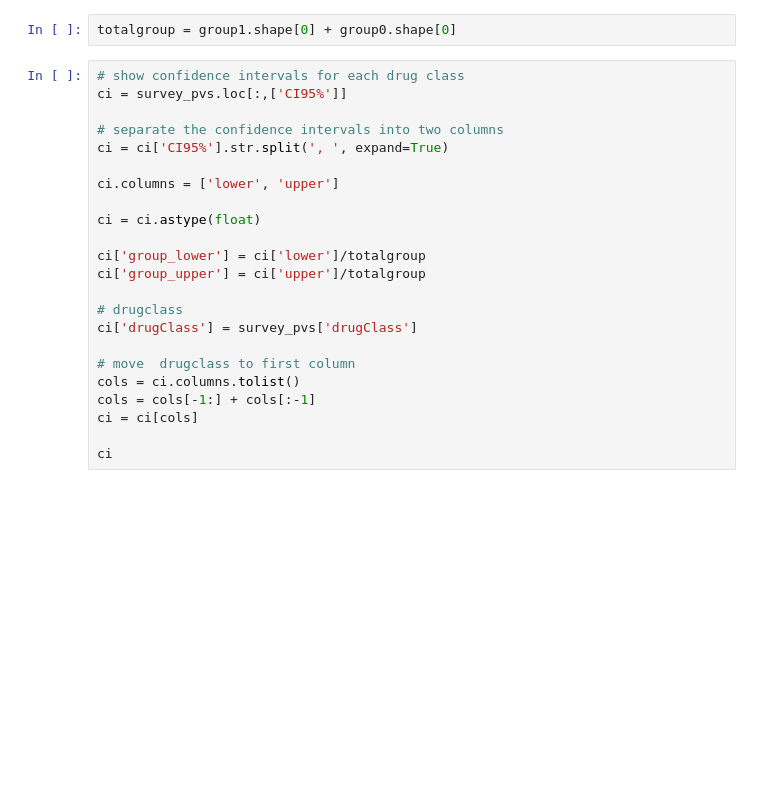
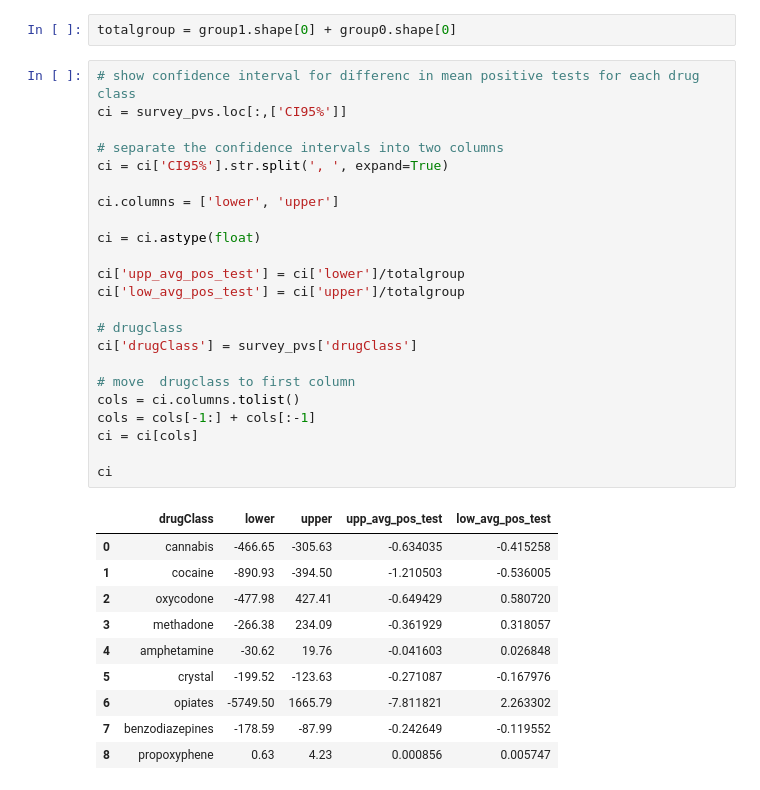
Before and after one commit to DanHerman212/oud_treatment_outcome, a Jupyter notebook: notebooks/2_exploratory_analysis.ipynb, the cells around one changed output. Cells and saved outputs as stored; diff of their text form; blank space fills up the shorter version.

```diff
--- a/notebooks/2_exploratory_analysis.ipynb
+++ b/notebooks/2_exploratory_analysis.ipynb
@@ -285,25 +375,36 @@ survey_pvs
 # %%
 totalgroup = group1.shape[0] + group0.shape[0]
 # %%
-# show confidence intervals for each drug class
+# show confidence interval for differenc in mean positive tests for each drug class
 ci = survey_pvs.loc[:,['CI95%']]
 
 # separate the confidence intervals into two columns
 ci = ci['CI95%'].str.split(', ', expand=True)
 
 ci.columns = ['lower', 'upper']
 
 ci = ci.astype(float)
 
-ci['group_lower'] = ci['lower']/totalgroup
-ci['group_upper'] = ci['upper']/totalgroup
+ci['upp_avg_pos_test'] = ci['lower']/totalgroup
+ci['low_avg_pos_test'] = ci['upper']/totalgroup
 
 # drugclass
 ci['drugClass'] = survey_pvs['drugClass']
 
 # move  drugclass to first column
 cols = ci.columns.tolist()
 cols = cols[-1:] + cols[:-1]
 ci = ci[cols]
 
 ci
+# %% [output]
+|  | drugClass | lower | upper | upp_avg_pos_test | low_avg_pos_test |
+| 0 | cannabis | -466.65 | -305.63 | -0.634035 | -0.415258 |
+| 1 | cocaine | -890.93 | -394.50 | -1.210503 | -0.536005 |
+| 2 | oxycodone | -477.98 | 427.41 | -0.649429 | 0.580720 |
+| 3 | methadone | -266.38 | 234.09 | -0.361929 | 0.318057 |
+| 4 | amphetamine | -30.62 | 19.76 | -0.041603 | 0.026848 |
+| 5 | crystal | -199.52 | -123.63 | -0.271087 | -0.167976 |
+| 6 | opiates | -5749.50 | 1665.79 | -7.811821 | 2.263302 |
+| 7 | benzodiazepines | -178.59 | -87.99 | -0.242649 | -0.119552 |
+| 8 | propoxyphene | 0.63 | 4.23 | 0.000856 | 0.005747 |
```
Also changed, not shown: parts of 21 cells of this notebook.
